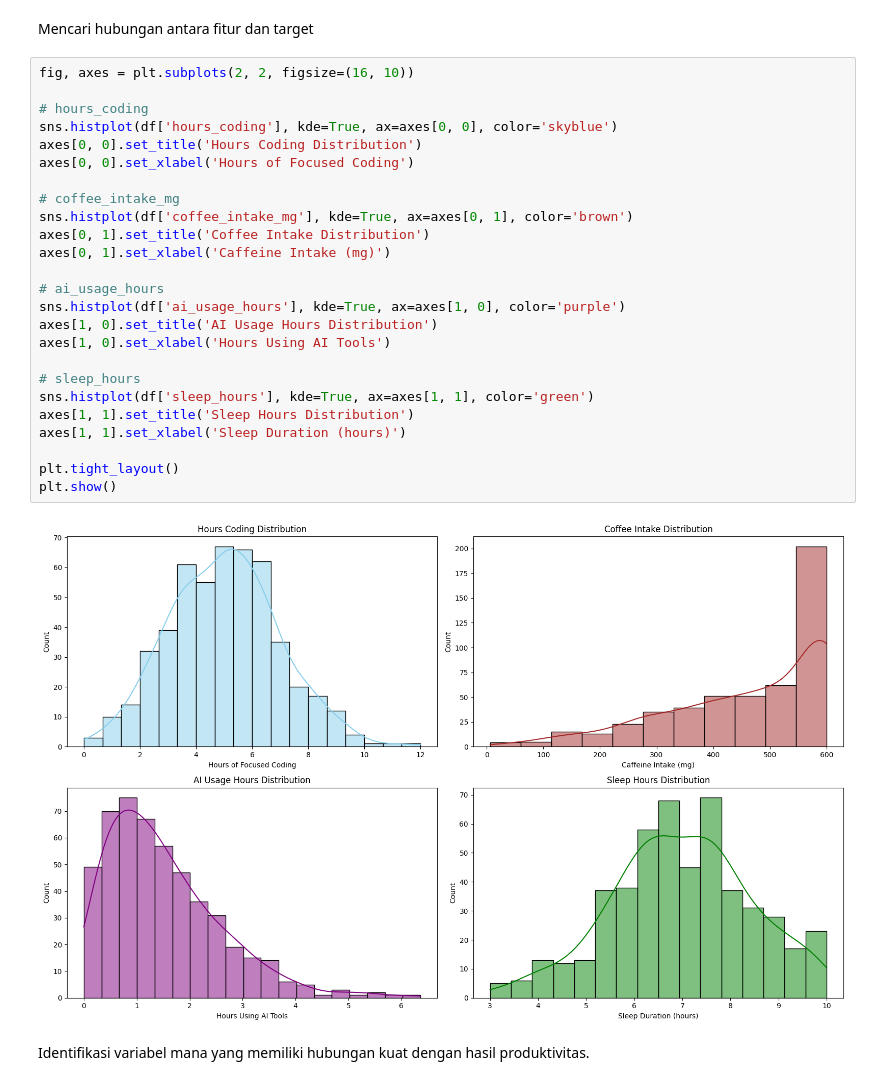
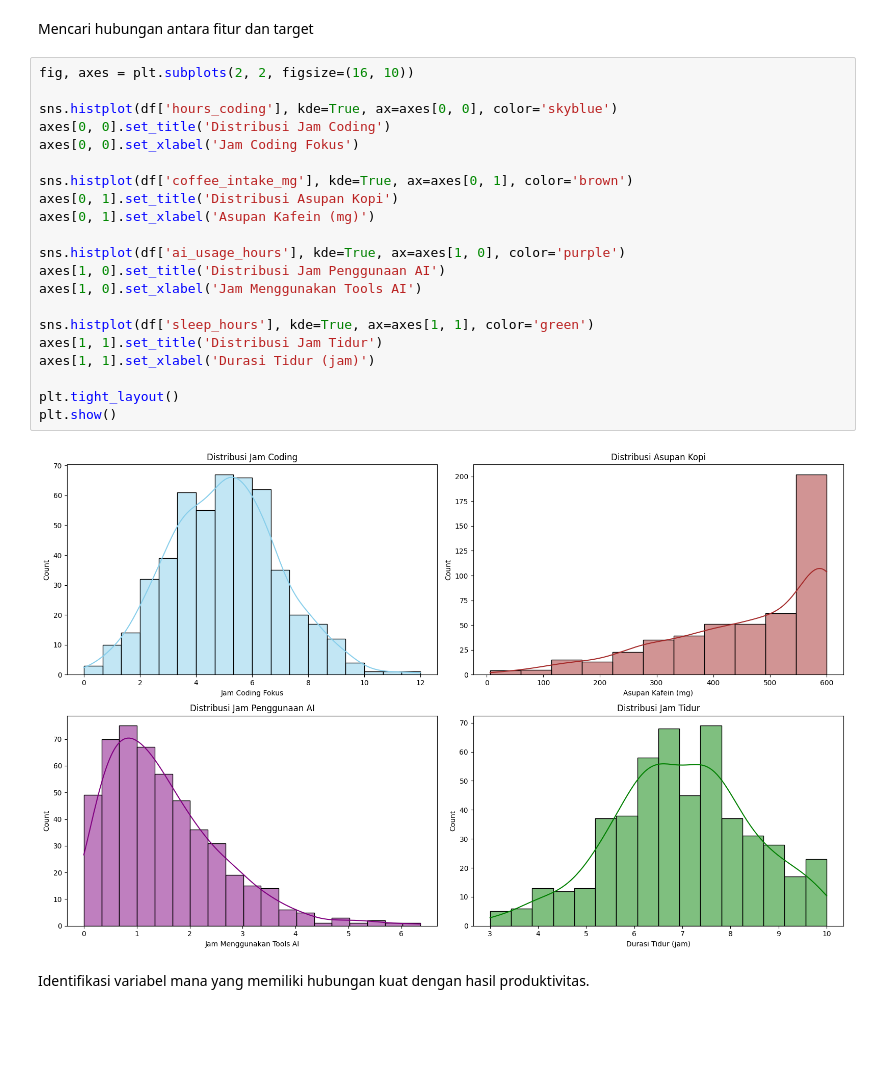
Before and after one commit to Faturar/data-mining-project-ai-developer-productivity-impact, a Jupyter notebook: main.ipynb, the cells around one changed output. Saved outputs shown, nothing was run; the diff lists cells and outputs as text; blank space fills up the shorter version.

```diff
--- a/main.ipynb
+++ b/main.ipynb
@@ -66,30 +66,26 @@ Mencari hubungan antara fitur dan target
 # %%
 fig, axes = plt.subplots(2, 2, figsize=(16, 10))
 
-# hours_coding
 sns.histplot(df['hours_coding'], kde=True, ax=axes[0, 0], color='skyblue')
-axes[0, 0].set_title('Hours Coding Distribution')
-axes[0, 0].set_xlabel('Hours of Focused Coding')
+axes[0, 0].set_title('Distribusi Jam Coding')
+axes[0, 0].set_xlabel('Jam Coding Fokus')
 
-# coffee_intake_mg
 sns.histplot(df['coffee_intake_mg'], kde=True, ax=axes[0, 1], color='brown')
-axes[0, 1].set_title('Coffee Intake Distribution')
-axes[0, 1].set_xlabel('Caffeine Intake (mg)')
+axes[0, 1].set_title('Distribusi Asupan Kopi')
+axes[0, 1].set_xlabel('Asupan Kafein (mg)')
 
-# ai_usage_hours
 sns.histplot(df['ai_usage_hours'], kde=True, ax=axes[1, 0], color='purple')
-axes[1, 0].set_title('AI Usage Hours Distribution')
-axes[1, 0].set_xlabel('Hours Using AI Tools')
+axes[1, 0].set_title('Distribusi Jam Penggunaan AI')
+axes[1, 0].set_xlabel('Jam Menggunakan Tools AI')
 
-# sleep_hours
 sns.histplot(df['sleep_hours'], kde=True, ax=axes[1, 1], color='green')
-axes[1, 1].set_title('Sleep Hours Distribution')
-axes[1, 1].set_xlabel('Sleep Duration (hours)')
+axes[1, 1].set_title('Distribusi Jam Tidur')
+axes[1, 1].set_xlabel('Durasi Tidur (jam)')
 
 plt.tight_layout()
 plt.show()
 # %% [output]
-[figure, old version]
+[figure, new version]
 # %% [markdown]
 Identifikasi variabel mana yang memiliki hubungan kuat dengan hasil produktivitas.
 # %%
```
Also changed, not shown: parts of 24 cells of this notebook, 2 other files.
